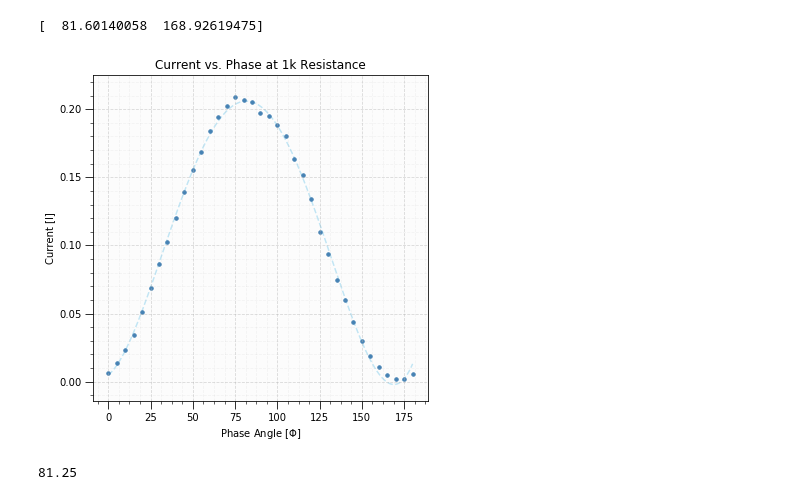
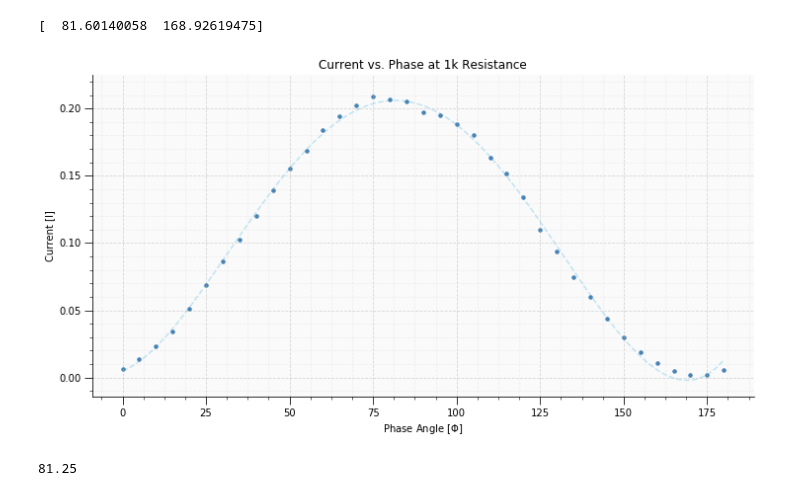
Before and after one commit to devincunningham/In-Rainbows, a Jupyter notebook: Solid State Lab/Faraday.ipynb, the cells around one changed output. Drawn from its saved outputs; the diff is of its cells as text; code cells hidden in the pictures.

```diff
--- a/Solid State Lab/Faraday.ipynb
+++ b/Solid State Lab/Faraday.ipynb
@@ -19,3 +17,33 @@ from scipy.interpolate import UnivariateSpline, interp1d
+# %%
+import numpy as np
+import matplotlib.pyplot as plt
+import matplotlib.gridspec as gridspec
+from scipy.interpolate import UnivariateSpline, interp1d
+
+def beautification():
+    ax.set_facecolor('whitesmoke')
+    ax.patch.set_alpha(.5)
+    ax.spines["top"].set_visible(False)
+    ax.spines["right"].set_visible(False)
+    ax.minorticks_on()
+    ax.tick_params('both', length=8, which='major', labelsize='10')
+    ax.tick_params('both',length=3, which='minor')
+    ax.grid(True, which='major', ls='dashed', alpha=.5)
+    ax.grid(True, which='minor', ls='dashed', alpha=.15)
+    ax.legend(loc='best')
+
+def minimalization():
+    ax.set_xlabel('')
+    ax.set_ylabel('')
+    ax.xaxis.set_ticks_position('none')
+    ax.yaxis.set_ticks_position('none')
+    ax.set_xticklabels([])
+    ax.set_yticklabels([])
+
+colors = [np.array([141,211,199])/255., np.array([190,186,218])/255., np.array([251,128,114])/255.,
+          np.array([128,177,211])/255., np.array([253,180,98])/255.,
+          np.array([179,222,105])/255., np.array([252,205,229])/255.,
+          np.array([217,217,217])/255., np.array([188,128,189])/255.]
 # %% [markdown]
 ### Confirming Malus Law
 
@@ -48,37 +76,31 @@ print roots_data_1k
 # %%
 # =======================================================================
 # ------------------------------Plotting---------------------------------
 # =======================================================================
 
 height_ratios = [6]
-width_ratios = [6]
+width_ratios = [12]
 wspace = 0
 hspace = 0
 fig = plt.figure(figsize=(sum(width_ratios) + wspace *
                           (len(width_ratios) - 1),
                           sum(height_ratios) + hspace *
                           (len(height_ratios) - 1)))
 gs = gridspec.GridSpec(len(height_ratios),
                        len(width_ratios),
                        height_ratios=height_ratios,
                        width_ratios=width_ratios)
 fig.suptitle('', fontsize=20)
 ax = fig.add_subplot(gs[0, 0])
 ax.scatter(data_1k['phase'], data_1k['current'], marker='o', s=12, c = 'steelblue')
 ax.plot(xs_data_1k, ys_data_1k, '--', c='skyblue', alpha = .5, zorder=0)
 ax.update({'title': 'Current vs. Phase at 1k Resistance',
             'xlabel': 'Phase Angle [$\Phi$]',
             'ylabel': 'Current [I]'})
-ax.set_facecolor('whitesmoke')
-ax.patch.set_alpha(.25)
-ax.minorticks_on()
-ax.tick_params('both', length=8, which='major')
-ax.tick_params('both',length=3, which='minor')
-ax.grid(True, which='major', ls='dashed', alpha=.5)
-ax.grid(True, which='minor', ls='dashed', alpha=.15)
+beautification()
 plt.show()
 # %% [output]
-[figure, old version]
+[figure, new version]
 # %%
 75 + 25./4
 # %% [output]
```
Also changed, not shown: parts of 9 cells of this notebook, 6 other files.
